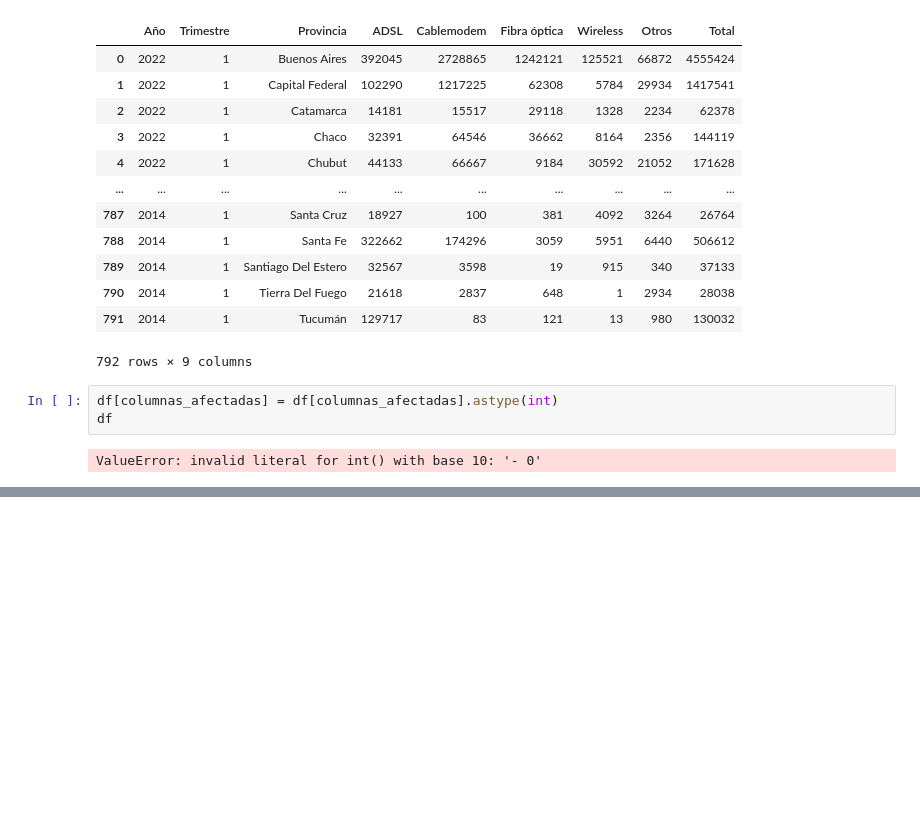
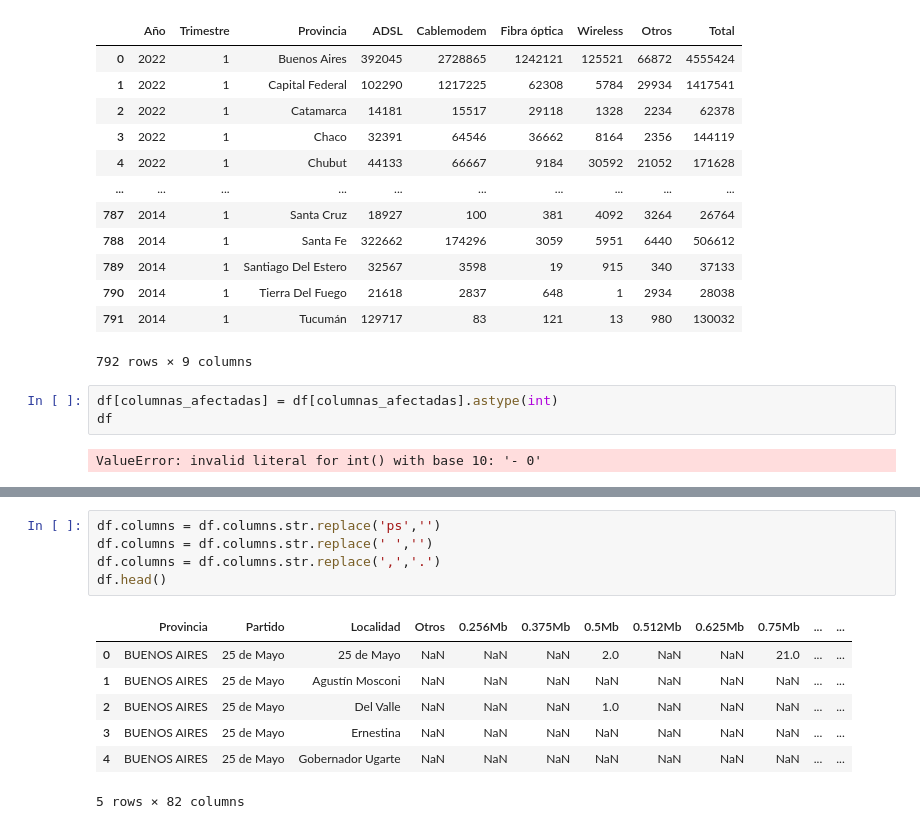
Before and after one commit to Galo0000/Analitics_Proyect, a Jupyter notebook: otro.ipynb, the cells around one changed output, grey strips where cells are left out. Cells and saved outputs as stored; diff of their text form; blank space fills up the shorter version.

```diff
--- a/otro.ipynb
+++ b/otro.ipynb
@@ -260,0 +380,13 @@ TypeError: eval() missing 1 required positional argument: 'expr'
+# %%
+df.columns = df.columns.str.replace('ps','')
+df.columns = df.columns.str.replace(' ','')
+df.columns = df.columns.str.replace(',','.')
+df.head()
+# %% [output]
+|  | Provincia | Partido | Localidad | Otros | 0.256Mb | 0.375Mb | 0.5Mb | 0.512Mb | 0.625Mb | 0.75Mb | ... | ... |
+| 0 | BUENOS AIRES | 25 de Mayo | 25 de Mayo | NaN | NaN | NaN | 2.0 | NaN | NaN | 21.0 | ... | ... |
+| 1 | BUENOS AIRES | 25 de Mayo | Agustín Mosconi | NaN | NaN | NaN | NaN | NaN | NaN | NaN | ... | ... |
+| 2 | BUENOS AIRES | 25 de Mayo | Del Valle | NaN | NaN | NaN | 1.0 | NaN | NaN | NaN | ... | ... |
+| 3 | BUENOS AIRES | 25 de Mayo | Ernestina | NaN | NaN | NaN | NaN | NaN | NaN | NaN | ... | ... |
+| 4 | BUENOS AIRES | 25 de Mayo | Gobernador Ugarte | NaN | NaN | NaN | NaN | NaN | NaN | NaN | ... | ... |
+5 rows × 82 columns
```
Also changed, not shown: parts of 24 cells of this notebook, 3 other files.
